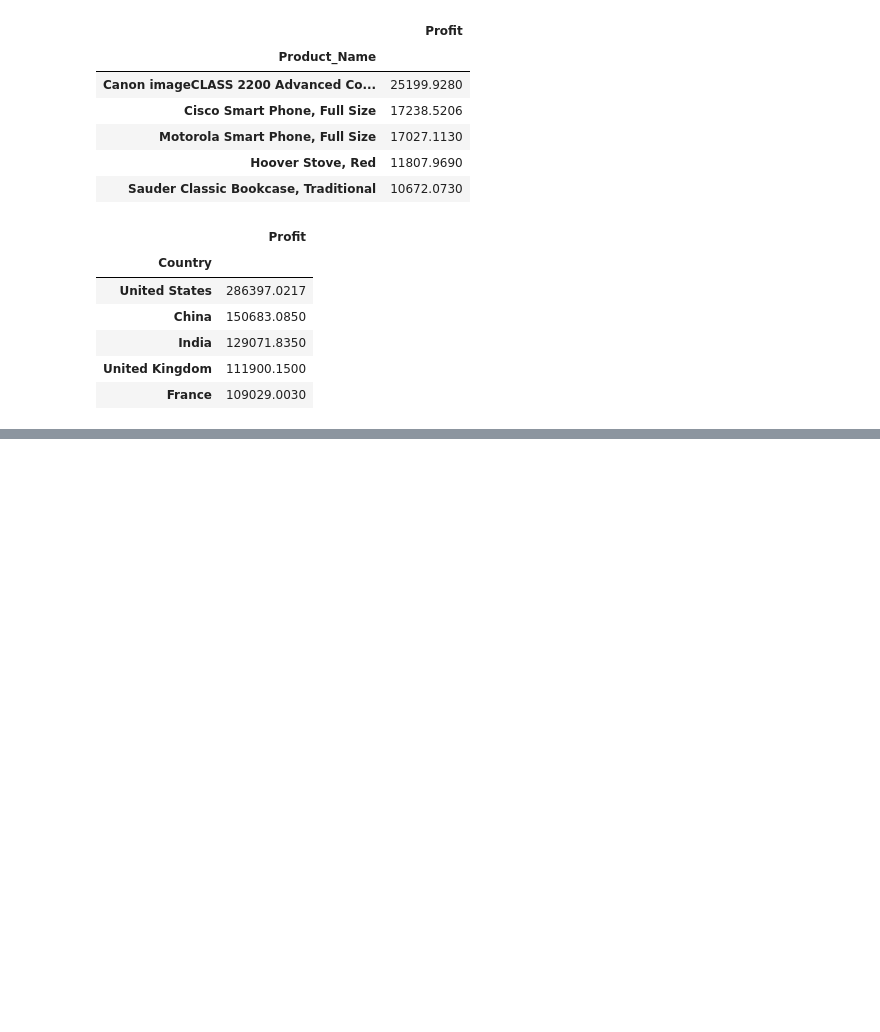
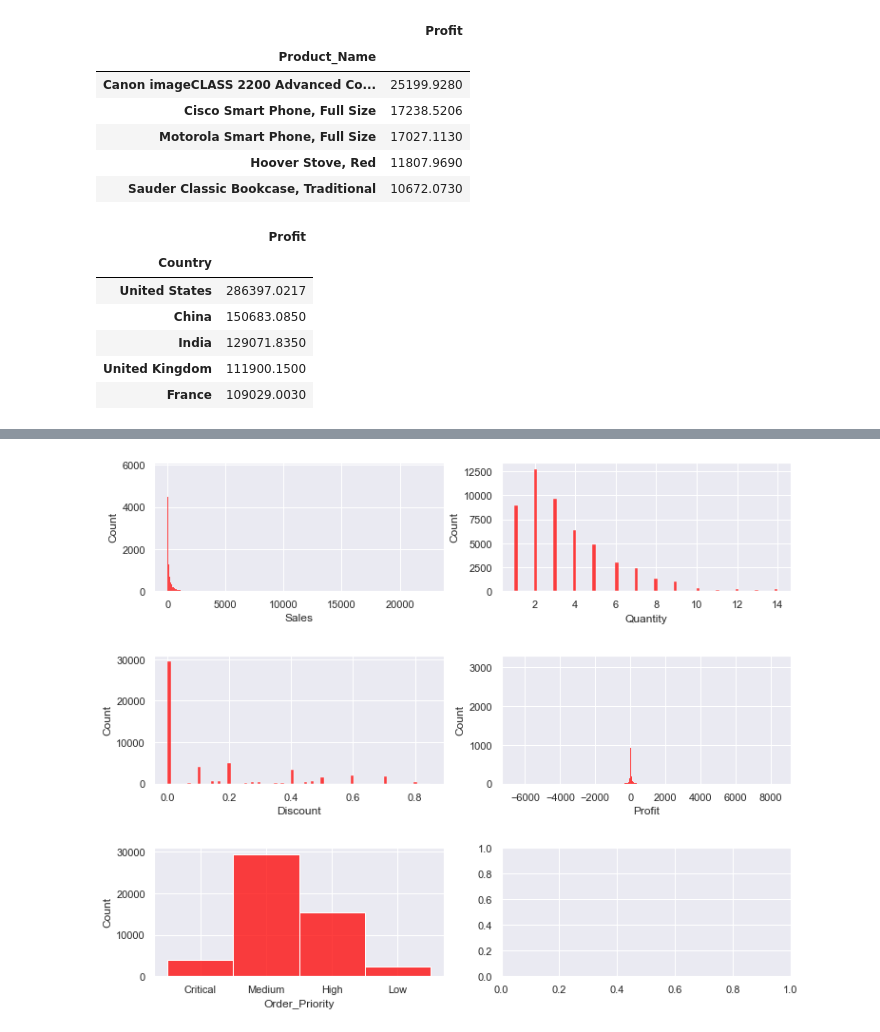
Before and after one commit to VSbr22/ADS505B-Fall22-Group-1, a Jupyter notebook: Data_preprocessing.ipynb, the cells around one changed output, grey strips where cells are left out. Cells and saved outputs as stored; diff of their text form; code cells hidden in the pictures; blank space fills up the shorter version.

```diff
--- a/Data_preprocessing.ipynb
+++ b/Data_preprocessing.ipynb
@@ -40,5 +40,5 @@ from sklearn.metrics import f1_score, precision_score, recall_score, accuracy_sc
 # %%
-df= pd.read_csv('/Users/vannesasalazar/Documents/ADS505/Group Project/Global_Superstore2.csv')
+df= pd.read_csv('https://raw.githubusercontent.com/VSbr22/ADS505B-Fall22-Group-1/main/Global_Superstore2.csv')
 # %%
 df.head()
 # %% [output]
@@ -287,0 +324,16 @@ most_profitable_country
+# %%
+# Plot numeric histograms here
+
+sns.set(font_scale=1)
+fig, axs = plt.subplots(3, 2, figsize = (12,12))
+fig.subplots_adjust(hspace=0.5, top = 0.75)
+
+sns.histplot(df['Sales'], color="red", ax=axs[0, 0])
+sns.histplot(df['Quantity'], color="red", ax=axs[0, 1])
+sns.histplot(df['Discount'], color="red", ax=axs[1, 0])
+sns.histplot(df['Profit'], color="red", ax=axs[1, 1])
+sns.histplot(df['Order_Priority'], color="red", ax=axs[2, 0])
+
+plt.show()
+# %% [output]
+[figure, added]
```
Also changed, not shown: parts of 36 cells of this notebook.
